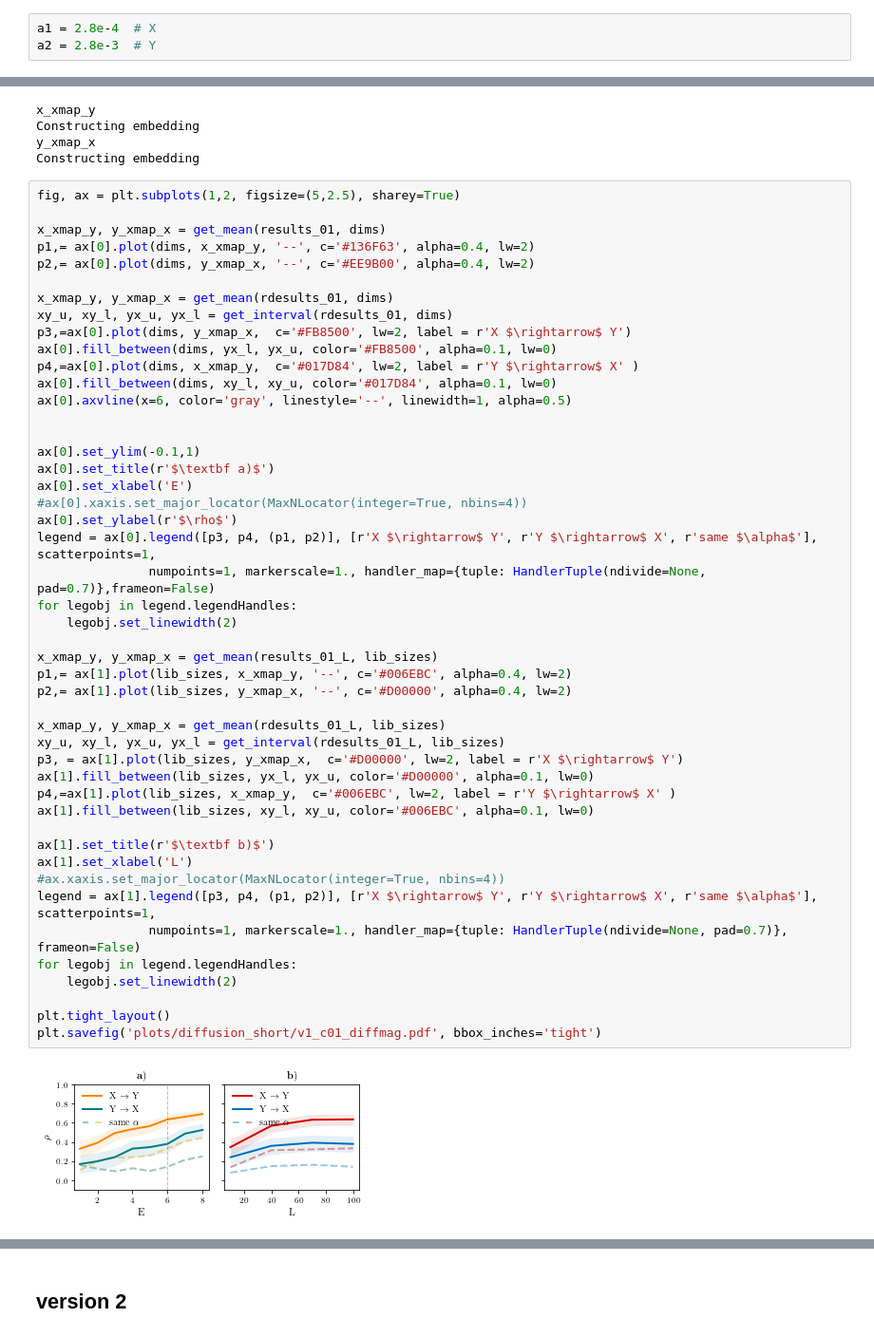
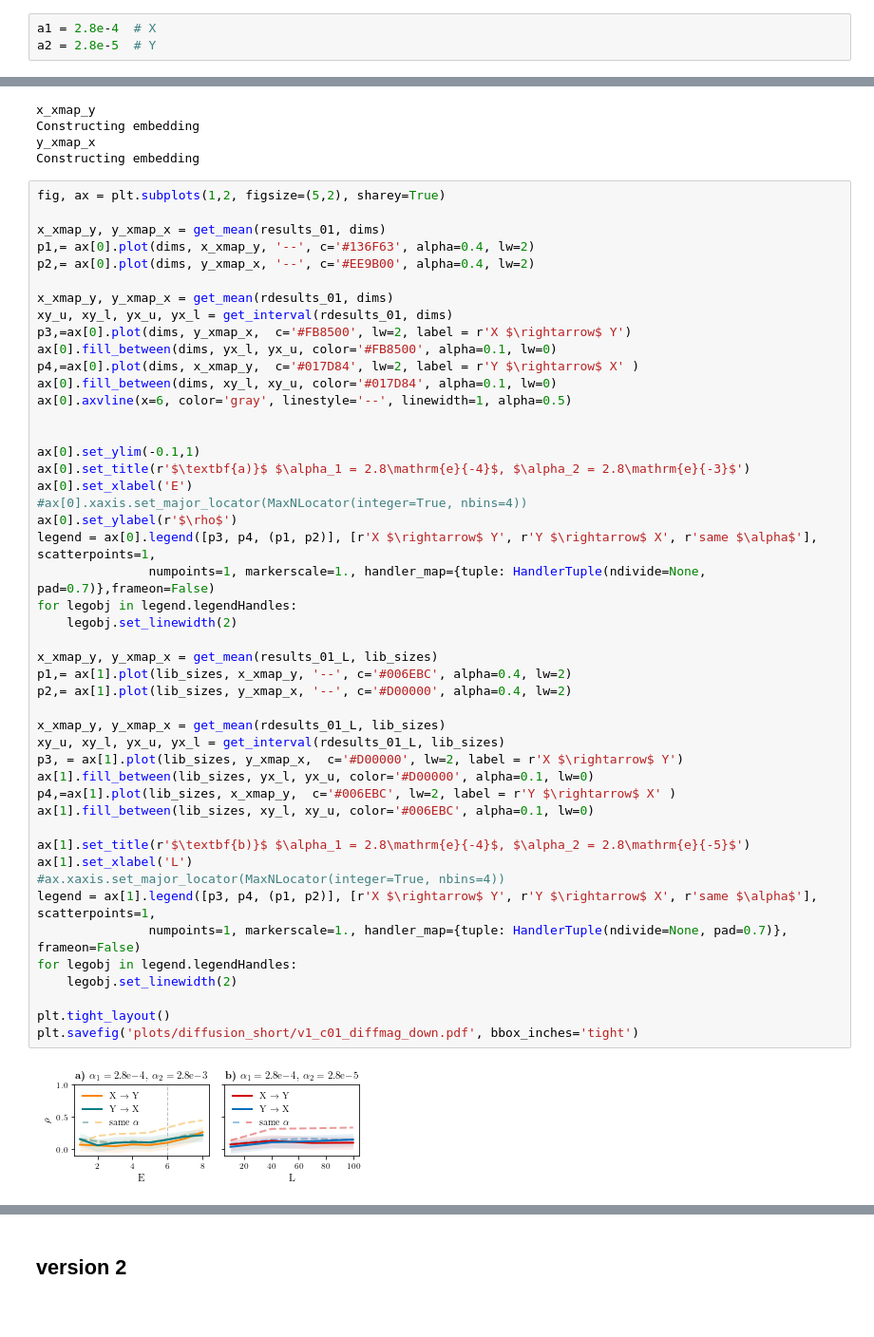
Before and after one commit to KatharinaBracher/GCCM, a Jupyter notebook: code/DiffusionShort.ipynb, the cells around one changed output, grey strips where cells are left out. Shown at 95% size. Cells and saved outputs as stored; diff of their text form.

```diff
--- a/code/DiffusionShort.ipynb
+++ b/code/DiffusionShort.ipynb
@@ -606,6 +541,6 @@ plt.savefig('plots/diffusion_short/v1_c01_diffeith.pdf', bbox_inches='tight')
 # %%
 a1 = 2.8e-4  # X
-a2 = 2.8e-3  # Y
+a2 = 2.8e-5  # Y
 # %%
 X, Y = run_sim(X_rand, Y_rand, T=30, c=0.1, a1=a1, a2=a2)
 # %% [output]
@@ -630,7 +565,7 @@ Constructing embedding
 y_xmap_x
 Constructing embedding
 # %%
-fig, ax = plt.subplots(1,2, figsize=(5,2.5), sharey=True)
+fig, ax = plt.subplots(1,2, figsize=(5,2), sharey=True)
 
 x_xmap_y, y_xmap_x = get_mean(results_01, dims)
 p1,= ax[0].plot(dims, x_xmap_y, '--', c='#136F63', alpha=0.4, lw=2)
@@ -646,35 +581,35 @@ ax[0].axvline(x=6, color='gray', linestyle='--', linewidth=1, alpha=0.5)
 
 
 ax[0].set_ylim(-0.1,1)
-ax[0].set_title(r'$\textbf a)$')
+ax[0].set_title(r'$\textbf{a)}$ $\alpha_1 = 2.8\mathrm{e}{-4}$, $\alpha_2 = 2.8\mathrm{e}{-3}$')
 ax[0].set_xlabel('E')
 #ax[0].xaxis.set_major_locator(MaxNLocator(integer=True, nbins=4))
 ax[0].set_ylabel(r'$\rho$')
 legend = ax[0].legend([p3, p4, (p1, p2)], [r'X $\rightarrow$ Y', r'Y $\rightarrow$ X', r'same $\alpha$'], scatterpoints=1,
                numpoints=1, markerscale=1., handler_map={tuple: HandlerTuple(ndivide=None, pad=0.7)},frameon=False)
 for legobj in legend.legendHandles:
     legobj.set_linewidth(2)
 
 x_xmap_y, y_xmap_x = get_mean(results_01_L, lib_sizes)
 p1,= ax[1].plot(lib_sizes, x_xmap_y, '--', c='#006EBC', alpha=0.4, lw=2)
 p2,= ax[1].plot(lib_sizes, y_xmap_x, '--', c='#D00000', alpha=0.4, lw=2)
 
 x_xmap_y, y_xmap_x = get_mean(rdesults_01_L, lib_sizes)
 xy_u, xy_l, yx_u, yx_l = get_interval(rdesults_01_L, lib_sizes)
 p3, = ax[1].plot(lib_sizes, y_xmap_x,  c='#D00000', lw=2, label = r'X $\rightarrow$ Y')
 ax[1].fill_between(lib_sizes, yx_l, yx_u, color='#D00000', alpha=0.1, lw=0)
 p4,=ax[1].plot(lib_sizes, x_xmap_y,  c='#006EBC', lw=2, label = r'Y $\rightarrow$ X' )
 ax[1].fill_between(lib_sizes, xy_l, xy_u, color='#006EBC', alpha=0.1, lw=0)
 
-ax[1].set_title(r'$\textbf b)$')
+ax[1].set_title(r'$\textbf{b)}$ $\alpha_1 = 2.8\mathrm{e}{-4}$, $\alpha_2 = 2.8\mathrm{e}{-5}$')
 ax[1].set_xlabel('L')
 #ax.xaxis.set_major_locator(MaxNLocator(integer=True, nbins=4))
 legend = ax[1].legend([p3, p4, (p1, p2)], [r'X $\rightarrow$ Y', r'Y $\rightarrow$ X', r'same $\alpha$'], scatterpoints=1,
                numpoints=1, markerscale=1., handler_map={tuple: HandlerTuple(ndivide=None, pad=0.7)}, frameon=False)
 for legobj in legend.legendHandles:
     legobj.set_linewidth(2)
 
 plt.tight_layout()
-plt.savefig('plots/diffusion_short/v1_c01_diffmag.pdf', bbox_inches='tight')
+plt.savefig('plots/diffusion_short/v1_c01_diffmag_down.pdf', bbox_inches='tight')
 # %% [output]
-[figure, old version]
+[figure, new version]
```
Also changed, not shown: parts of 98 cells of this notebook, 43 other files.
